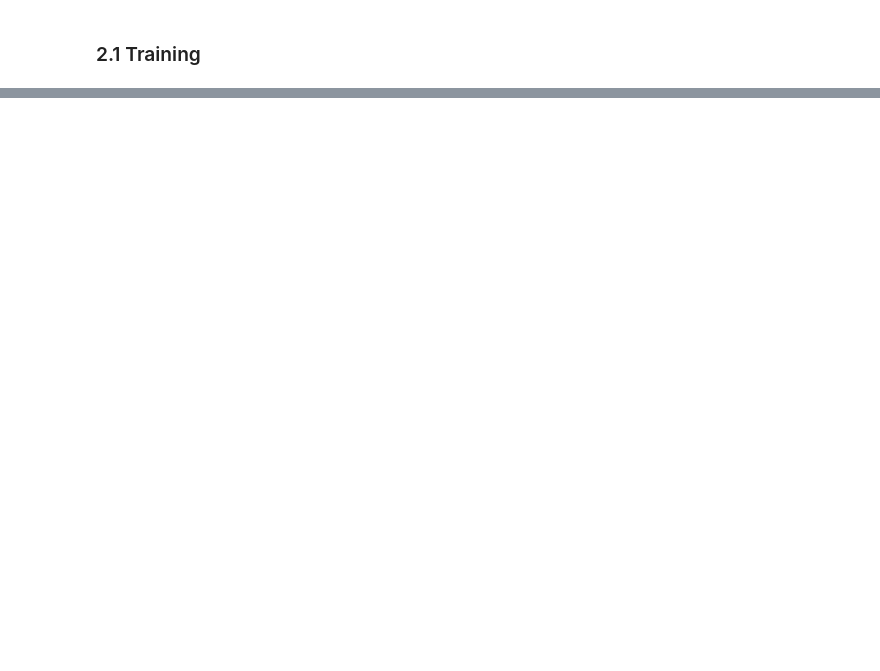
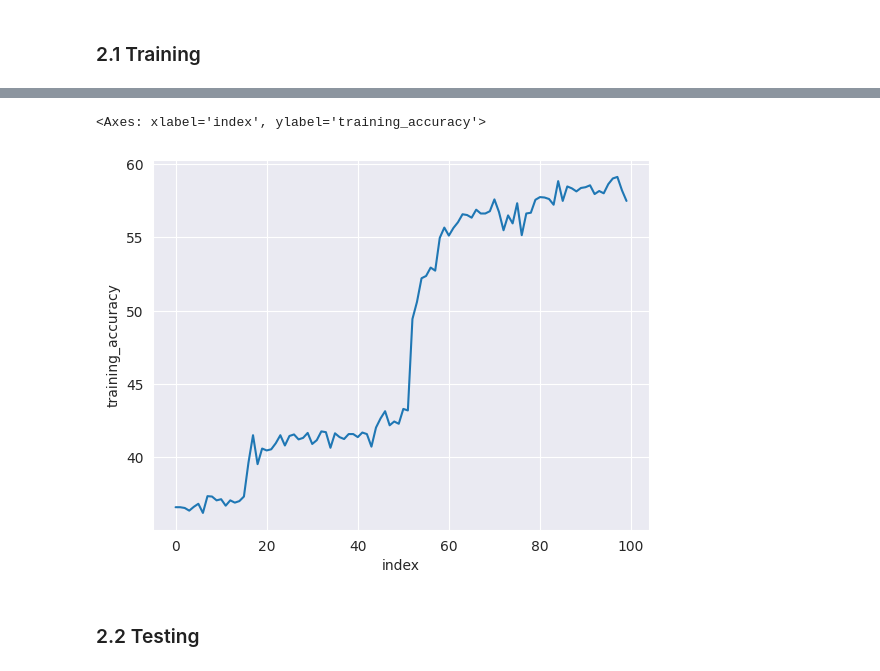
Before and after one commit to kubosis/NeRa, a Jupyter notebook: PyPredict/main.ipynb, the cells around one changed output, grey strips where cells are left out. Saved outputs shown, nothing was run; the diff lists cells and outputs as text; code cells hidden in the pictures; blank space fills up the shorter version.

Commit message:
testing models

```diff
--- a/PyPredict/main.ipynb
+++ b/PyPredict/main.ipynb
@@ -262,5 +262,6 @@ GCONVCheb(
 # %%
 trainer = Trainer(dataset, model)
 
-trainer.train(epochs=100, verbose=True)
+training_accuracy = trainer.train(epochs=100, verbose=True)
+sns.lineplot(x="index", y="training_accuracy", data=pd.DataFrame(training_accuracy, columns=["training_accuracy"]).reset_index())
 # %% [output]
@@ -283,0 +285,4 @@ trainer.train(epochs=100, verbose=True)
+<Axes: xlabel='index', ylabel='training_accuracy'>
+[figure, added]
+# %% [markdown]
+### 2.2 Testing
```
Also changed, not shown: parts of 6 cells of this notebook, 2 other files.
